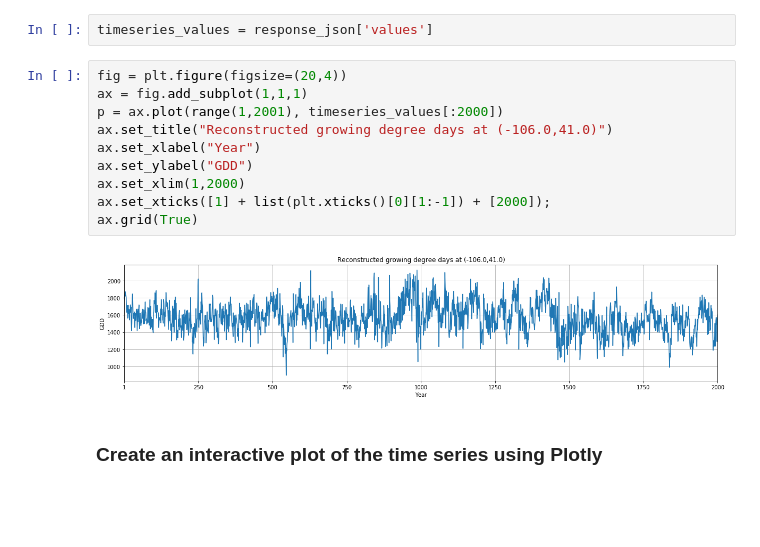
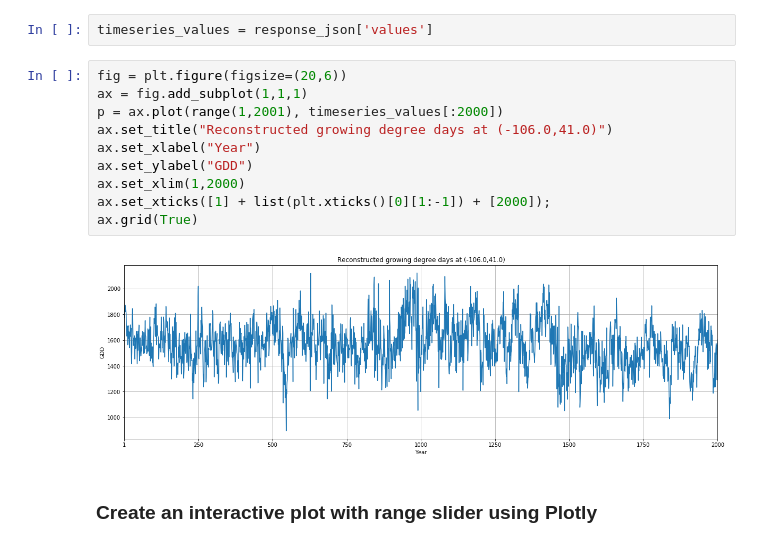
Before and after one commit to tmcphillips/timeseries-service, a Jupyter notebook: notebooks/Exercise time-series service using Python.ipynb, the cells around one changed output. Drawn from its saved outputs; the diff is of its cells as text; blank space fills up the shorter version.

```diff
--- a/notebooks/Exercise time-series service using Python.ipynb
+++ b/notebooks/Exercise time-series service using Python.ipynb
@@ -131,17 +131,17 @@ import matplotlib.pyplot as plt
 # %%
 timeseries_values = response_json['values']
 # %%
-fig = plt.figure(figsize=(20,4))
+fig = plt.figure(figsize=(20,6))
 ax = fig.add_subplot(1,1,1)
 p = ax.plot(range(1,2001), timeseries_values[:2000])
 ax.set_title("Reconstructed growing degree days at (-106.0,41.0)")
 ax.set_xlabel("Year")
 ax.set_ylabel("GDD")
 ax.set_xlim(1,2000)
 ax.set_xticks([1] + list(plt.xticks()[0][1:-1]) + [2000]);
 ax.grid(True)
 # %% [output]
-[figure, old version]
+[figure, new version]
 # %% [markdown]
-### Create an interactive plot of the time series using Plotly
+### Create an interactive plot with range slider using Plotly
 # %%
```
Also changed, not shown: parts of 1 cell of this notebook.
